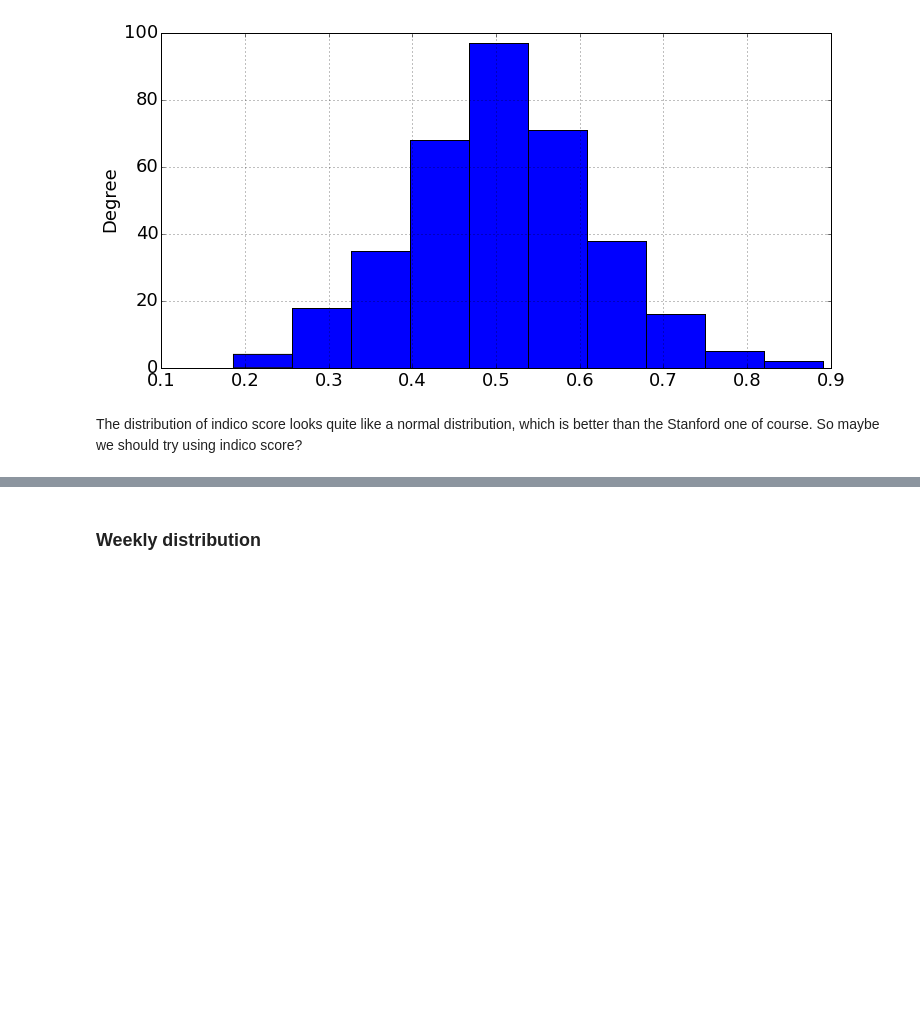
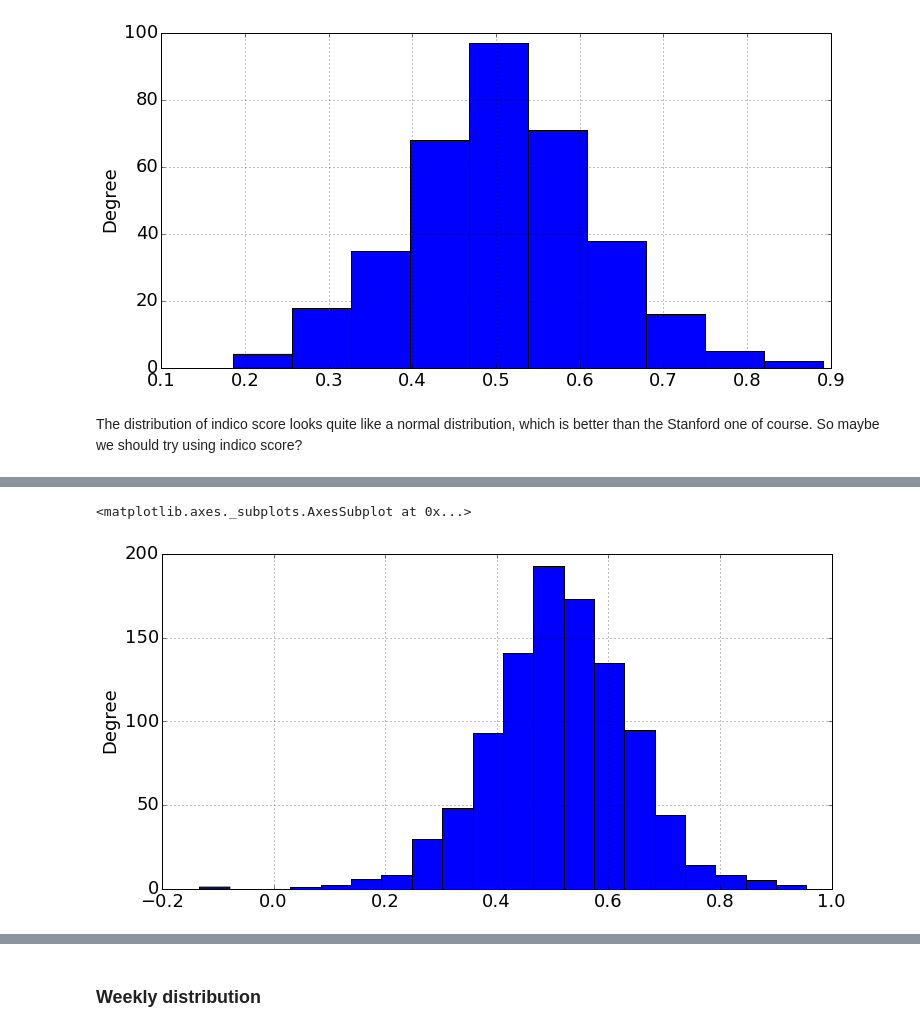
Before and after one commit to yyl/btc-price-analysis, a Jupyter notebook: notes/news_analysis.ipynb, the cells around one changed output, grey strips where cells are left out. Saved outputs shown, nothing was run; the diff lists cells and outputs as text; code cells hidden in the pictures; blank space fills up the shorter version.

```diff
--- a/notes/news_analysis.ipynb
+++ b/notes/news_analysis.ipynb
@@ -92,0 +110,4 @@ The distribution of indico score looks quite like a normal distribution, which i
+# %%
+indico_news = pd.read_csv("../data/indico_nyt_internet.csv", index_col='time',
+                   parse_dates=[0], date_parser=lambda x: datetime.datetime.strptime(x, time_format))
+indico_news.head()
@@ -92,0 +122,5 @@ The distribution of indico score looks quite like a normal distribution, which i
+# %%
+indico_news.indico_score.plot(kind='hist', bins=20)
+# %% [output]
+<matplotlib.axes._subplots.AxesSubplot at 0x...>
+[figure, added]
```
Also changed, not shown: parts of 9 cells of this notebook.
